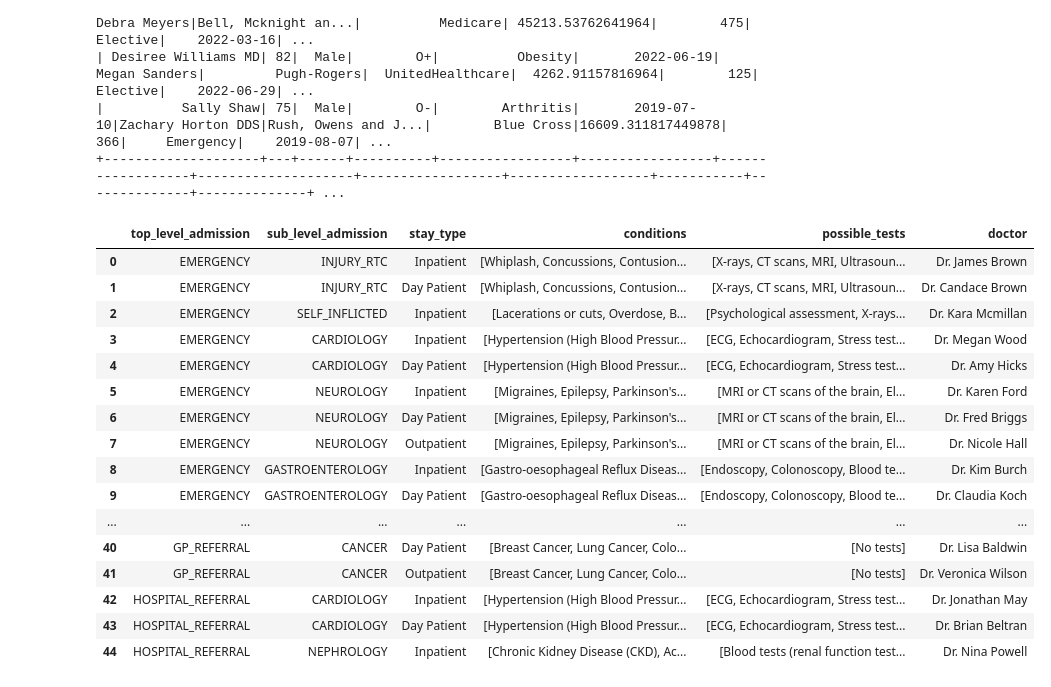
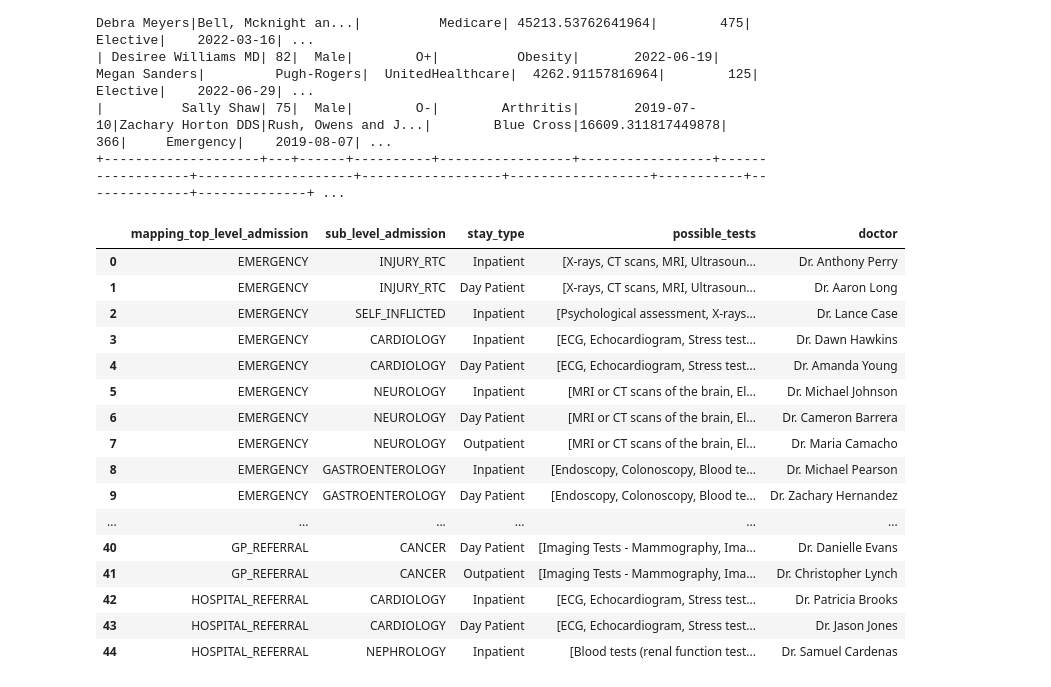
Before and after one commit to jacobluke89/health-data-etl-kaggle, a Jupyter notebook: new_approach.ipynb, the cells around one changed output. Saved outputs shown, nothing was run; the diff lists cells and outputs as text; code cells hidden in the pictures.

```diff
--- a/new_approach.ipynb
+++ b/new_approach.ipynb
@@ -35,7 +29,6 @@ flattened = [
         top_level.name,
         sub_level_key.name,
         stay_type,
-        sub_level_info.get("conditions",),
         sub_level_info.get("tests"),
         random.choice(sub_level_info.get("doctors"))
     )
@@ -104,28 +92,28 @@ df.show()
 # %%
 """
 STEP 1
     From the flattened data list we wish to create a DataFrame. This contains all the possible combinations for the given
     top level admissions, sub level admissions, stay types and list of tests available from the admission_mapping, stay_type and admission_tests lists or dictionaries in admission_types_test_dataset.py
 """
-mapping_df = spark.createDataFrame(flattened, ["top_level_admission", "sub_level_admission", "stay_type", "conditions", "possible_tests", "doctor"])
+mapping_df = spark.createDataFrame(flattened, ["mapping_top_level_admission", "sub_level_admission", "stay_type", "possible_tests", "doctor"])
 
 display_df(mapping_df, 45)
 # %% [output]
-|  | top_level_admission | sub_level_admission | stay_type | conditions | possible_tests | doctor |
-| 0 | EMERGENCY | INJURY_RTC | Inpatient | [Whiplash, Concussions, Contusion... | [X-rays, CT scans, MRI, Ultrasoun... | Dr. James Brown |
-| 1 | EMERGENCY | INJURY_RTC | Day Patient | [Whiplash, Concussions, Contusion... | [X-rays, CT scans, MRI, Ultrasoun... | Dr. Candace Brown |
-| 2 | EMERGENCY | SELF_INFLICTED | Inpatient | [Lacerations or cuts, Overdose, B... | [Psychological assessment, X-rays... | Dr. Kara Mcmillan |
-| 3 | EMERGENCY | CARDIOLOGY | Inpatient | [Hypertension (High Blood Pressur... | [ECG, Echocardiogram, Stress test... | Dr. Megan Wood |
-| 4 | EMERGENCY | CARDIOLOGY | Day Patient | [Hypertension (High Blood Pressur... | [ECG, Echocardiogram, Stress test... | Dr. Amy Hicks |
-| 5 | EMERGENCY | NEUROLOGY | Inpatient | [Migraines, Epilepsy, Parkinson's... | [MRI or CT scans of the brain, El... | Dr. Karen Ford |
-| 6 | EMERGENCY | NEUROLOGY | Day Patient | [Migraines, Epilepsy, Parkinson's... | [MRI or CT scans of the brain, El... | Dr. Fred Briggs |
-| 7 | EMERGENCY | NEUROLOGY | Outpatient | [Migraines, Epilepsy, Parkinson's... | [MRI or CT scans of the brain, El... | Dr. Nicole Hall |
-| 8 | EMERGENCY | GASTROENTEROLOGY | Inpatient | [Gastro-oesophageal Reflux Diseas... | [Endoscopy, Colonoscopy, Blood te... | Dr. Kim Burch |
-| 9 | EMERGENCY | GASTROENTEROLOGY | Day Patient | [Gastro-oesophageal Reflux Diseas... | [Endoscopy, Colonoscopy, Blood te... | Dr. Claudia Koch |
-| ... | ... | ... | ... | ... | ... | ... |
-| 40 | GP_REFERRAL | CANCER | Day Patient | [Breast Cancer, Lung Cancer, Colo... | [No tests] | Dr. Lisa Baldwin |
-| 41 | GP_REFERRAL | CANCER | Outpatient | [Breast Cancer, Lung Cancer, Colo... | [No tests] | Dr. Veronica Wilson |
-| 42 | HOSPITAL_REFERRAL | CARDIOLOGY | Inpatient | [Hypertension (High Blood Pressur... | [ECG, Echocardiogram, Stress test... | Dr. Jonathan May |
-| 43 | HOSPITAL_REFERRAL | CARDIOLOGY | Day Patient | [Hypertension (High Blood Pressur... | [ECG, Echocardiogram, Stress test... | Dr. Brian Beltran |
-| 44 | HOSPITAL_REFERRAL | NEPHROLOGY | Inpatient | [Chronic Kidney Disease (CKD), Ac... | [Blood tests (renal function test... | Dr. Nina Powell |
+|  | mapping_top_level_admission | sub_level_admission | stay_type | possible_tests | doctor |
+| 0 | EMERGENCY | INJURY_RTC | Inpatient | [X-rays, CT scans, MRI, Ultrasoun... | Dr. Anthony Perry |
+| 1 | EMERGENCY | INJURY_RTC | Day Patient | [X-rays, CT scans, MRI, Ultrasoun... | Dr. Aaron Long |
+| 2 | EMERGENCY | SELF_INFLICTED | Inpatient | [Psychological assessment, X-rays... | Dr. Lance Case |
+| 3 | EMERGENCY | CARDIOLOGY | Inpatient | [ECG, Echocardiogram, Stress test... | Dr. Dawn Hawkins |
+| 4 | EMERGENCY | CARDIOLOGY | Day Patient | [ECG, Echocardiogram, Stress test... | Dr. Amanda Young |
+| 5 | EMERGENCY | NEUROLOGY | Inpatient | [MRI or CT scans of the brain, El... | Dr. Michael Johnson |
+| 6 | EMERGENCY | NEUROLOGY | Day Patient | [MRI or CT scans of the brain, El... | Dr. Cameron Barrera |
+| 7 | EMERGENCY | NEUROLOGY | Outpatient | [MRI or CT scans of the brain, El... | Dr. Maria Camacho |
+| 8 | EMERGENCY | GASTROENTEROLOGY | Inpatient | [Endoscopy, Colonoscopy, Blood te... | Dr. Michael Pearson |
+| 9 | EMERGENCY | GASTROENTEROLOGY | Day Patient | [Endoscopy, Colonoscopy, Blood te... | Dr. Zachary Hernandez |
+| ... | ... | ... | ... | ... | ... |
+| 40 | GP_REFERRAL | CANCER | Day Patient | [Imaging Tests - Mammography, Ima... | Dr. Danielle Evans |
+| 41 | GP_REFERRAL | CANCER | Outpatient | [Imaging Tests - Mammography, Ima... | Dr. Christopher Lynch |
+| 42 | HOSPITAL_REFERRAL | CARDIOLOGY | Inpatient | [ECG, Echocardiogram, Stress test... | Dr. Patricia Brooks |
+| 43 | HOSPITAL_REFERRAL | CARDIOLOGY | Day Patient | [ECG, Echocardiogram, Stress test... | Dr. Jason Jones |
+| 44 | HOSPITAL_REFERRAL | NEPHROLOGY | Inpatient | [Blood tests (renal function test... | Dr. Samuel Cardenas |
 # %%
```
Also changed, not shown: parts of 15 cells of this notebook, 4 other files.
